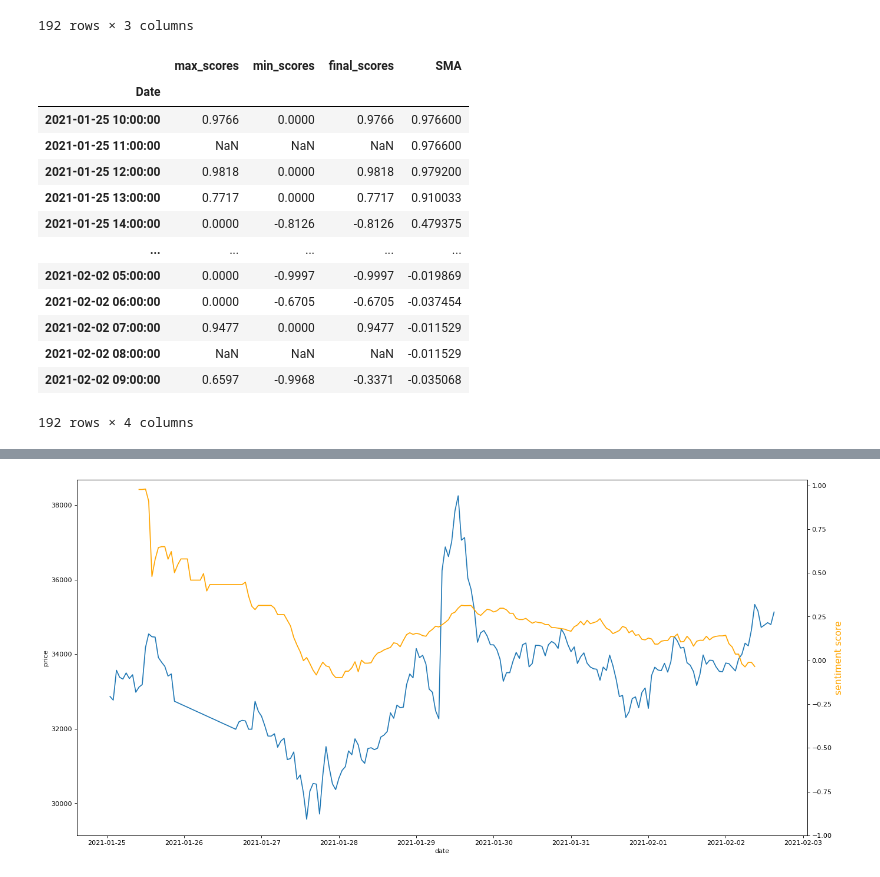
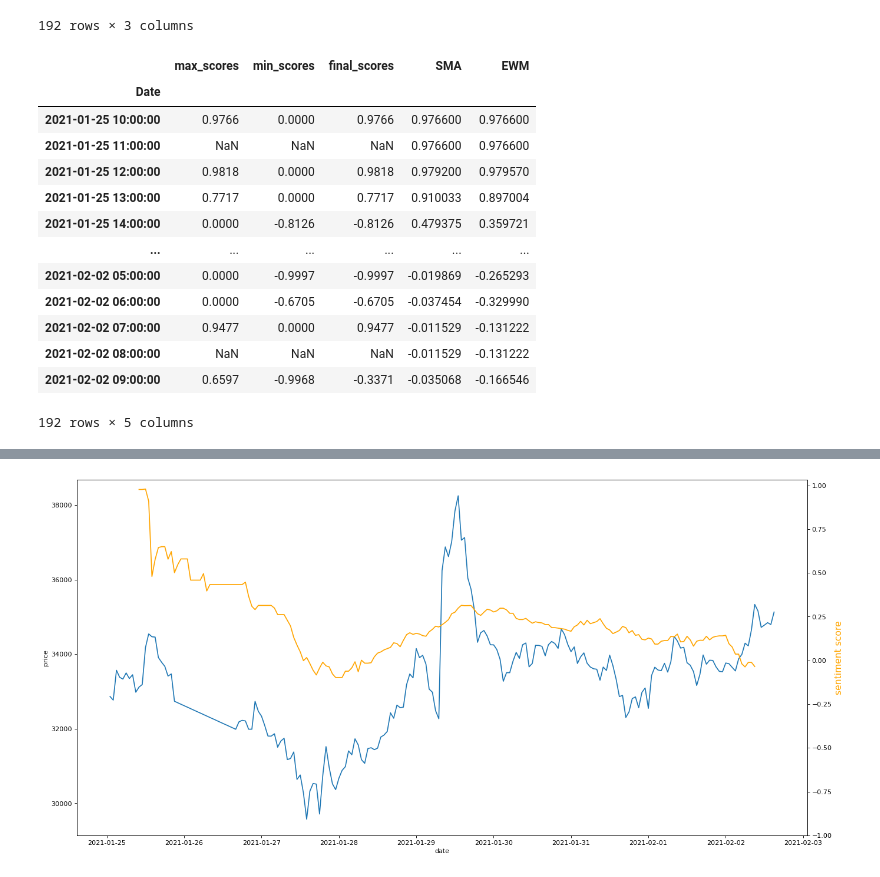
Before and after one commit to RMacW98/FYProject, a Jupyter notebook: Article Streaming/Times Series.ipynb, the cells around one changed output, grey strips where cells are left out. Cells and saved outputs as stored; diff of their text form; code cells hidden in the pictures.

```diff
--- a/Article Streaming/Times Series.ipynb
+++ b/Article Streaming/Times Series.ipynb
@@ -146,19 +146,20 @@ extreme_scores_df
 192 rows × 3 columns
 # %%
 extreme_scores_df['SMA'] = extreme_scores_df.final_scores.rolling(window=48,min_periods=1).mean()
+extreme_scores_df['EWM'] = extreme_scores_df.final_scores.ewm(span=14).mean()
 extreme_scores_df
 # %% [output]
-|  | max_scores | min_scores | final_scores | SMA |
-| Date |  |  |  |  |
-| 2021-01-25 10:00:00 | 0.9766 | 0.0000 | 0.9766 | 0.976600 |
-| 2021-01-25 11:00:00 | NaN | NaN | NaN | 0.976600 |
-| 2021-01-25 12:00:00 | 0.9818 | 0.0000 | 0.9818 | 0.979200 |
-| 2021-01-25 13:00:00 | 0.7717 | 0.0000 | 0.7717 | 0.910033 |
-| 2021-01-25 14:00:00 | 0.0000 | -0.8126 | -0.8126 | 0.479375 |
-| ... | ... | ... | ... | ... |
-| 2021-02-02 05:00:00 | 0.0000 | -0.9997 | -0.9997 | -0.019869 |
-| 2021-02-02 06:00:00 | 0.0000 | -0.6705 | -0.6705 | -0.037454 |
-| 2021-02-02 07:00:00 | 0.9477 | 0.0000 | 0.9477 | -0.011529 |
-| 2021-02-02 08:00:00 | NaN | NaN | NaN | -0.011529 |
-| 2021-02-02 09:00:00 | 0.6597 | -0.9968 | -0.3371 | -0.035068 |
+|  | max_scores | min_scores | final_scores | SMA | EWM |
+| Date |  |  |  |  |  |
+| 2021-01-25 10:00:00 | 0.9766 | 0.0000 | 0.9766 | 0.976600 | 0.976600 |
+| 2021-01-25 11:00:00 | NaN | NaN | NaN | 0.976600 | 0.976600 |
+| 2021-01-25 12:00:00 | 0.9818 | 0.0000 | 0.9818 | 0.979200 | 0.979570 |
+| 2021-01-25 13:00:00 | 0.7717 | 0.0000 | 0.7717 | 0.910033 | 0.897004 |
+| 2021-01-25 14:00:00 | 0.0000 | -0.8126 | -0.8126 | 0.479375 | 0.359721 |
+| ... | ... | ... | ... | ... | ... |
+| 2021-02-02 05:00:00 | 0.0000 | -0.9997 | -0.9997 | -0.019869 | -0.265293 |
+| 2021-02-02 06:00:00 | 0.0000 | -0.6705 | -0.6705 | -0.037454 | -0.329990 |
+| 2021-02-02 07:00:00 | 0.9477 | 0.0000 | 0.9477 | -0.011529 | -0.131222 |
+| 2021-02-02 08:00:00 | NaN | NaN | NaN | -0.011529 | -0.131222 |
+| 2021-02-02 09:00:00 | 0.6597 | -0.9968 | -0.3371 | -0.035068 | -0.166546 |
-192 rows × 4 columns
+192 rows × 5 columns
```
Also changed, not shown: parts of 3 cells of this notebook, 1 other file.
